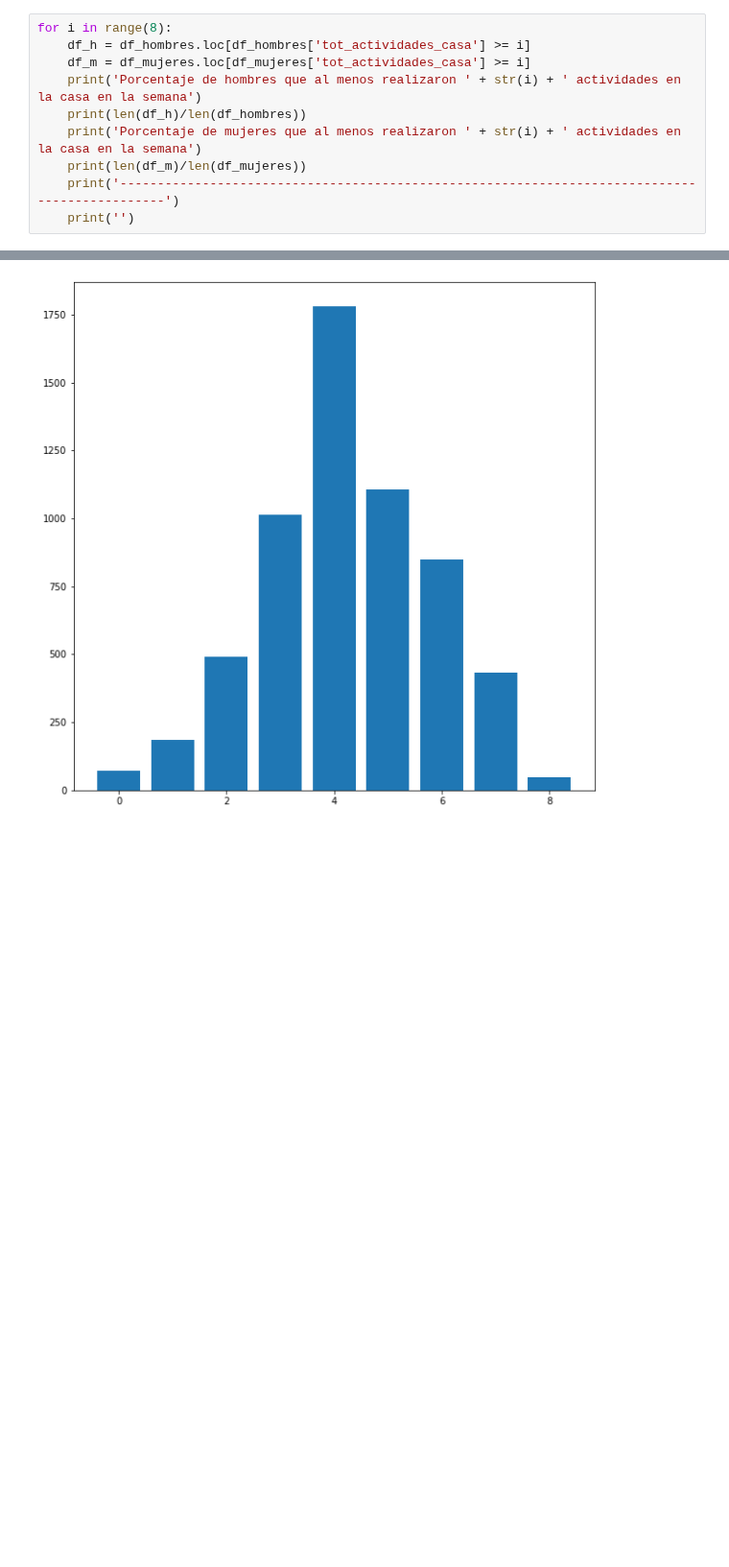
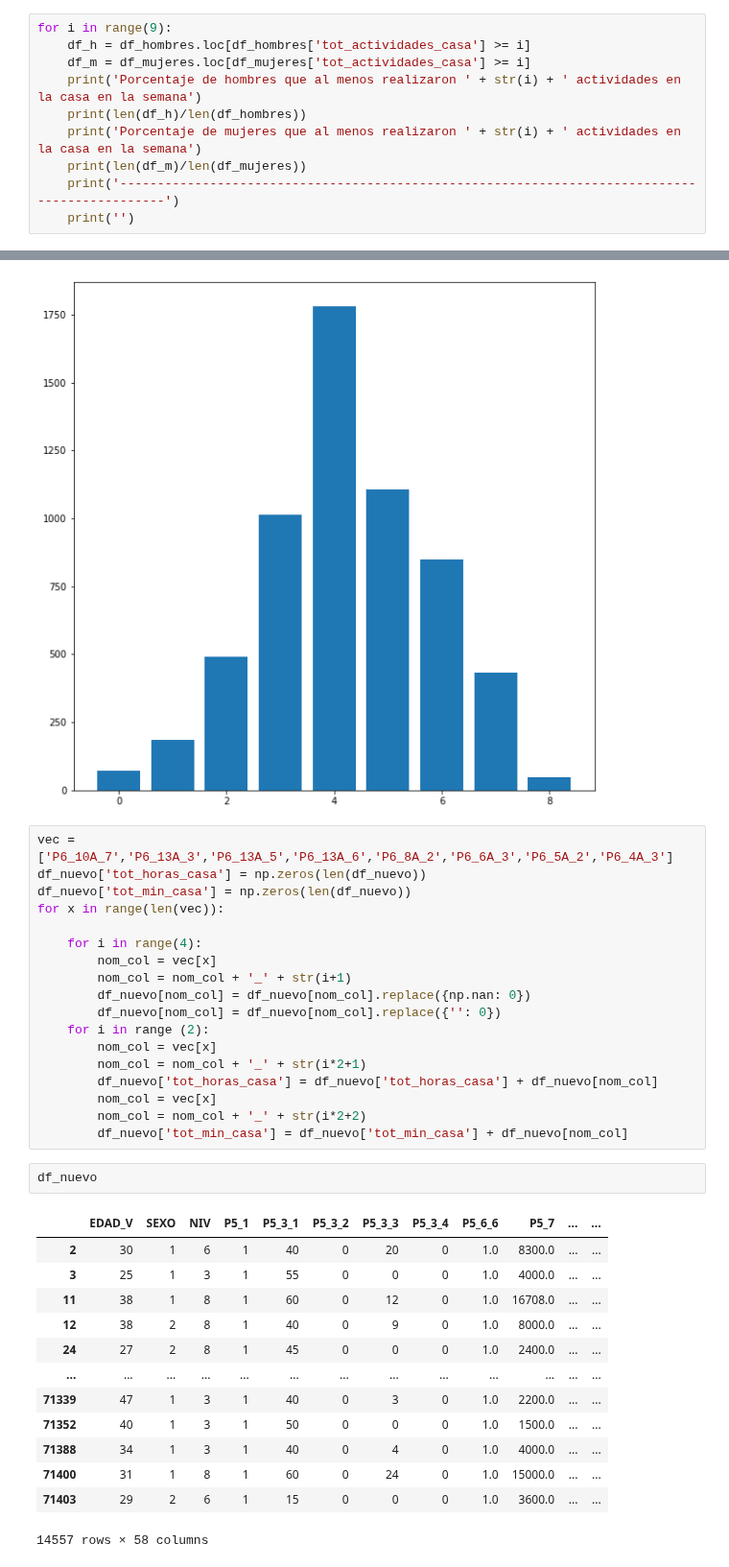
Before and after one commit to mTrujillf/inferencia, a Jupyter notebook: inferencia4.ipynb, the cells around one changed output, grey strips where cells are left out. Shown at 96% size. Cells and saved outputs as stored; diff of their text form; blank space fills up the shorter version.

```diff
--- a/inferencia4.ipynb
+++ b/inferencia4.ipynb
@@ -649,7 +651,7 @@ plt.bar(x,y)
 # %% [markdown]
 # Porcentajes interesantes
 # %%
-for i in range(8):
+for i in range(9):
     df_h = df_hombres.loc[df_hombres['tot_actividades_casa'] >= i]
     df_m = df_mujeres.loc[df_mujeres['tot_actividades_casa'] >= i]
     print('Porcentaje de hombres que al menos realizaron ' + str(i) + ' actividades en la casa en la semana')
@@ -698,3 +700,37 @@ plt.bar(x,y)
 # %% [output]
 <BarContainer object of 9 artists>
 [figure]
+# %%
+vec = ['P6_10A_7','P6_13A_3','P6_13A_5','P6_13A_6','P6_8A_2','P6_6A_3','P6_5A_2','P6_4A_3']
+df_nuevo['tot_horas_casa'] = np.zeros(len(df_nuevo))
+df_nuevo['tot_min_casa'] = np.zeros(len(df_nuevo))
+for x in range(len(vec)):
+
+    for i in range(4):
+        nom_col = vec[x]
+        nom_col = nom_col + '_' + str(i+1)
+        df_nuevo[nom_col] = df_nuevo[nom_col].replace({np.nan: 0})
+        df_nuevo[nom_col] = df_nuevo[nom_col].replace({'': 0})
+    for i in range (2):
+        nom_col = vec[x]
+        nom_col = nom_col + '_' + str(i*2+1)
+        df_nuevo['tot_horas_casa'] = df_nuevo['tot_horas_casa'] + df_nuevo[nom_col]
+        nom_col = vec[x]
+        nom_col = nom_col + '_' + str(i*2+2)
+        df_nuevo['tot_min_casa'] = df_nuevo['tot_min_casa'] + df_nuevo[nom_col]
+# %%
+df_nuevo
+# %% [output]
+|  | EDAD_V | SEXO | NIV | P5_1 | P5_3_1 | P5_3_2 | P5_3_3 | P5_3_4 | P5_6_6 | P5_7 | ... | ... |
+| 2 | 30 | 1 | 6 | 1 | 40 | 0 | 20 | 0 | 1.0 | 8300.0 | ... | ... |
+| 3 | 25 | 1 | 3 | 1 | 55 | 0 | 0 | 0 | 1.0 | 4000.0 | ... | ... |
+| 11 | 38 | 1 | 8 | 1 | 60 | 0 | 12 | 0 | 1.0 | 16708.0 | ... | ... |
+| 12 | 38 | 2 | 8 | 1 | 40 | 0 | 9 | 0 | 1.0 | 8000.0 | ... | ... |
+| 24 | 27 | 2 | 8 | 1 | 45 | 0 | 0 | 0 | 1.0 | 2400.0 | ... | ... |
+| ... | ... | ... | ... | ... | ... | ... | ... | ... | ... | ... | ... | ... |
+| 71339 | 47 | 1 | 3 | 1 | 40 | 0 | 3 | 0 | 1.0 | 2200.0 | ... | ... |
+| 71352 | 40 | 1 | 3 | 1 | 50 | 0 | 0 | 0 | 1.0 | 1500.0 | ... | ... |
+| 71388 | 34 | 1 | 3 | 1 | 40 | 0 | 4 | 0 | 1.0 | 4000.0 | ... | ... |
+| 71400 | 31 | 1 | 8 | 1 | 60 | 0 | 24 | 0 | 1.0 | 15000.0 | ... | ... |
+| 71403 | 29 | 2 | 6 | 1 | 15 | 0 | 0 | 0 | 1.0 | 3600.0 | ... | ... |
+14557 rows × 58 columns
```
Also changed, not shown: parts of 5 cells of this notebook.
